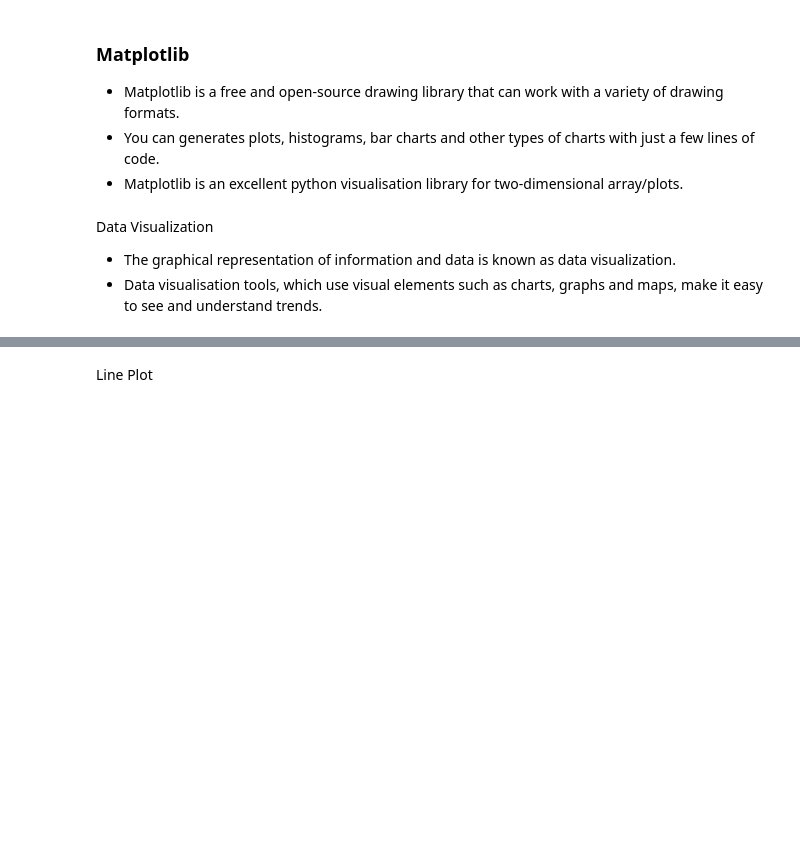
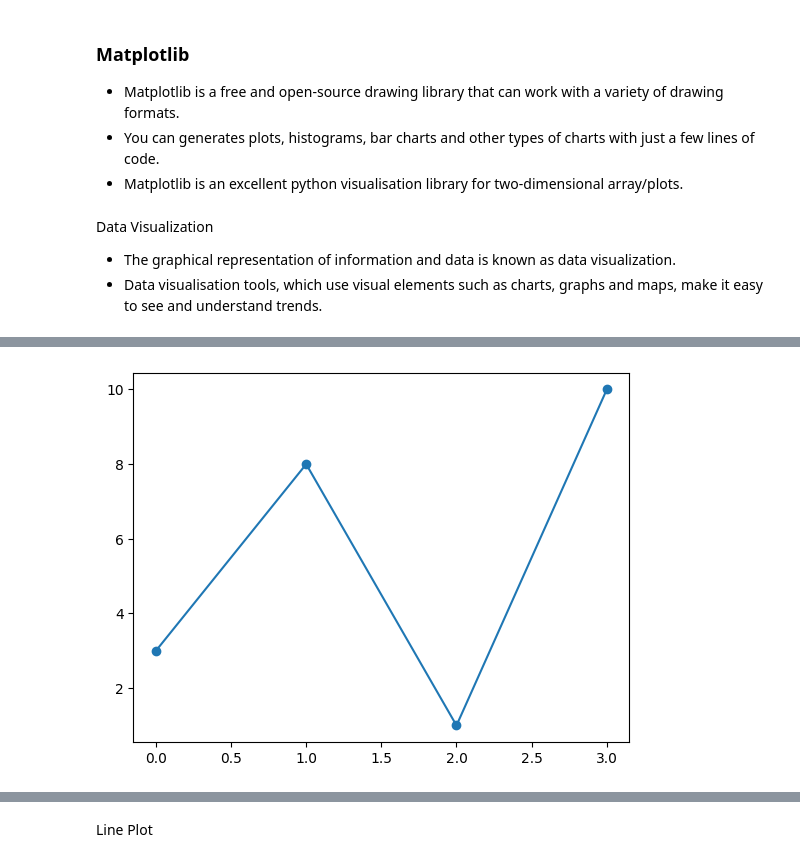
Before and after one commit to thisisdishang/Code-Unnati, a Jupyter notebook: 20.12.2023(matplotlib).ipynb, the cells around one changed output, grey strips where cells are left out. Drawn from its saved outputs; the diff is of its cells as text; code cells hidden in the pictures; blank space fills up the shorter version.

```diff
--- a/20.12.2023(matplotlib).ipynb
+++ b/20.12.2023(matplotlib).ipynb
@@ -9,0 +62,6 @@ Data Visualization
+# %%
+ypoint=np.array([3,8,1,10])
+plt.plot(ypoint,marker='o')
+plt.show()
+# %% [output]
+[figure, added]
```
Also changed, not shown: parts of 12 cells of this notebook, 1 other file.
